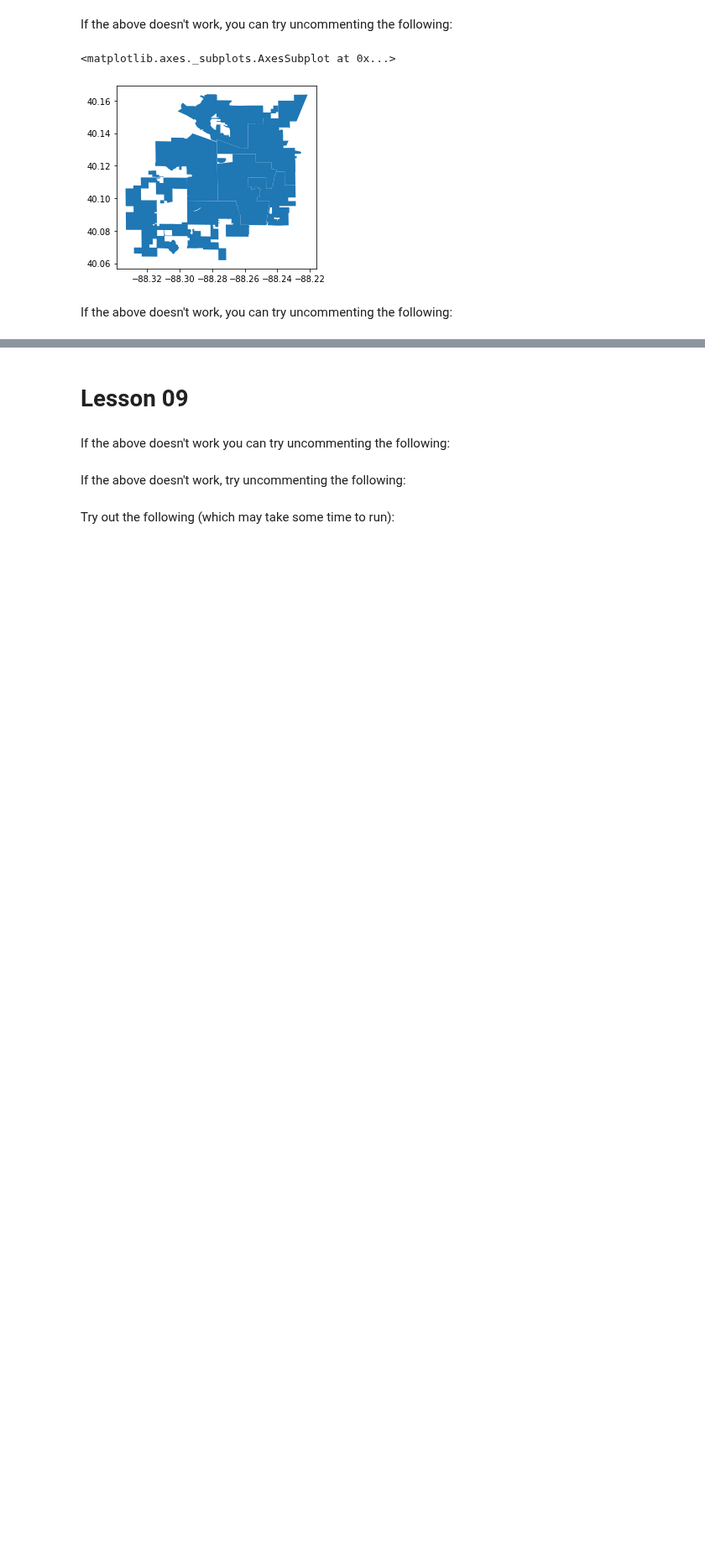
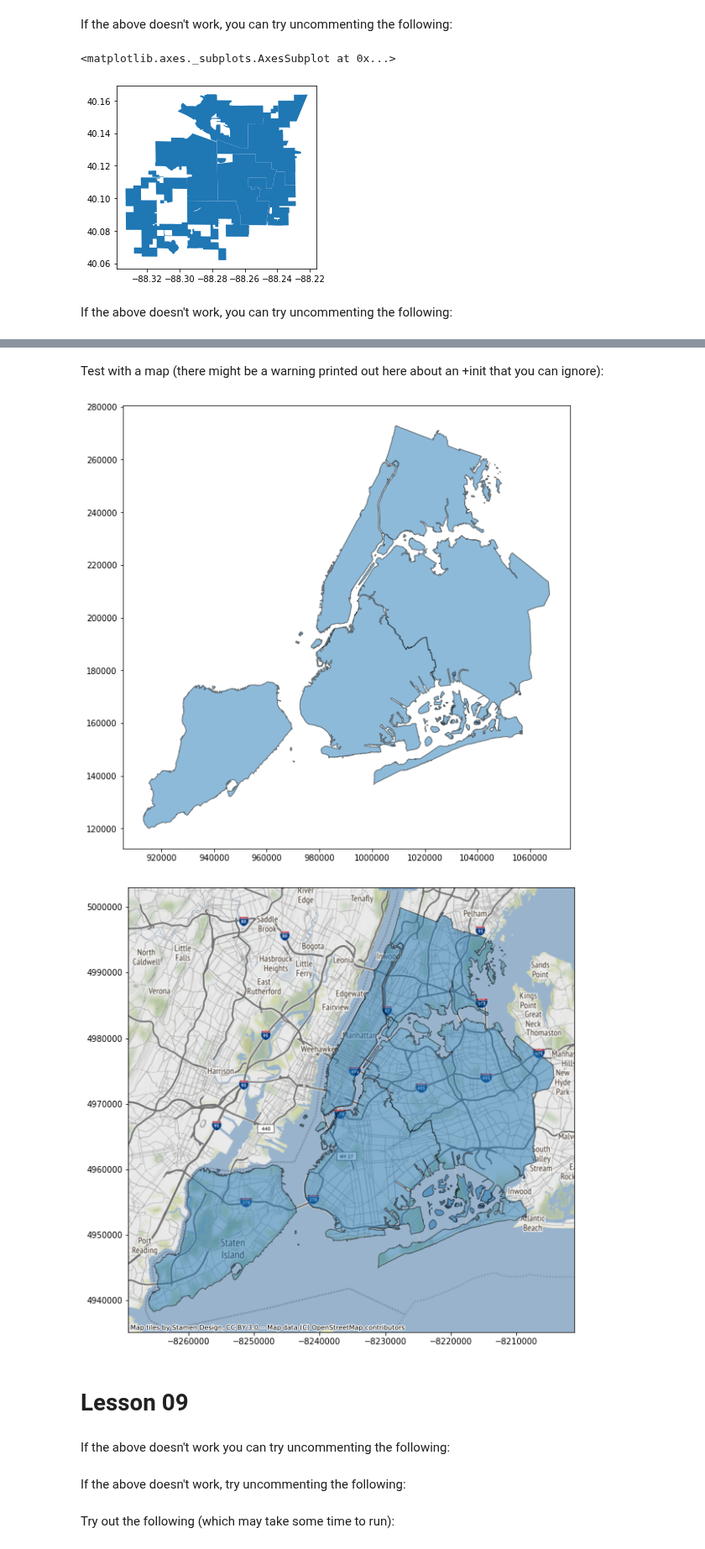
Before and after one commit to jnaiman/csci-p-14110_su2020, a Jupyter notebook: lesson01/test_imports_lesson01.ipynb, the cells around one changed output, grey strips where cells are left out. Shown at 84% size. Cells and saved outputs as stored; diff of their text form; code cells hidden in the pictures; blank space fills up the shorter version.

```diff
--- a/lesson01/test_imports_lesson01.ipynb
+++ b/lesson01/test_imports_lesson01.ipynb
@@ -272,3 +280,14 @@ If the above doesn't work, you can try uncommenting the following:
+# %% [markdown]
+Test with a map (there might be a warning printed out here about an +init that you can ignore):
+# %%
+df = geopandas.read_file(geopandas.datasets.get_path('nybb'))
+ax = df.plot(figsize=(10, 10), alpha=0.5, edgecolor='k')
+df = df.to_crs(epsg=3857)
+ax = df.plot(figsize=(10, 10), alpha=0.5, edgecolor='k')
+ctx.add_basemap(ax)
+# %% [output]
+[figure, added]
+[figure, added]
 # %% [markdown]
 # Lesson 09
 # %%
```
Also changed, not shown: parts of 7 cells of this notebook, 16 other files.
